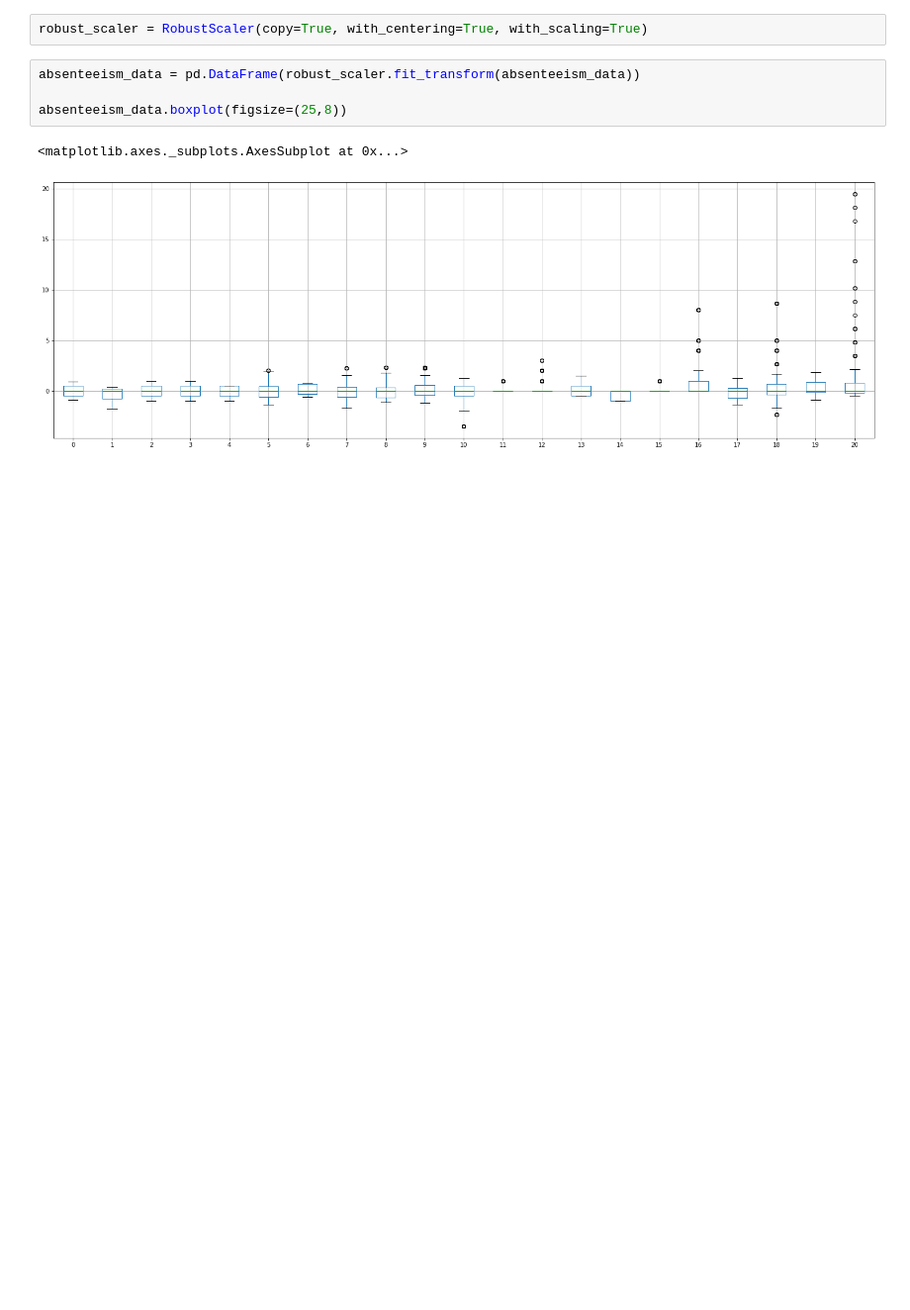
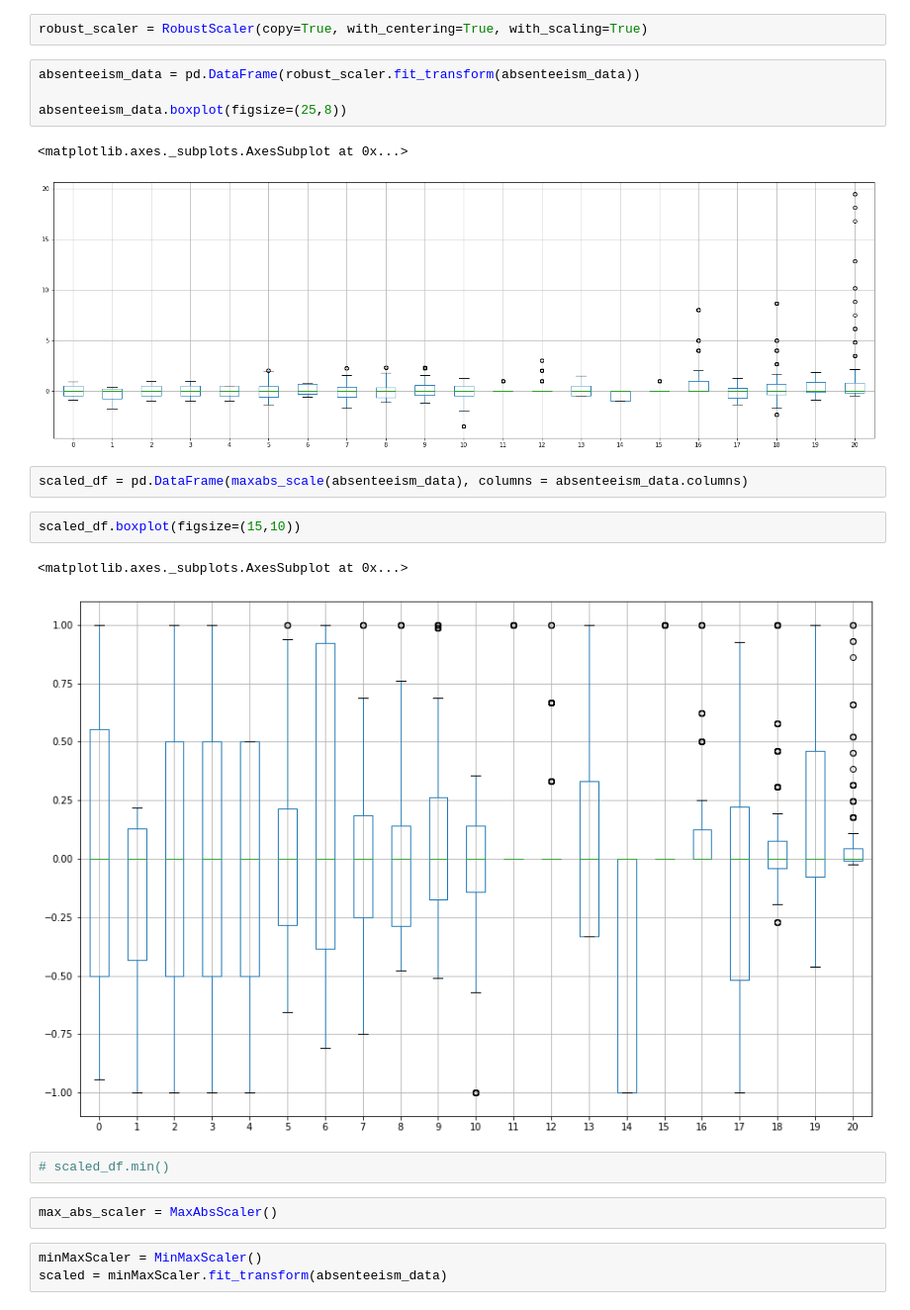
Before and after one commit to Ghaffaru15/feature-engineering, a Jupyter notebook: Numerical Data/Scaling&Standardization.ipynb, the cells around one changed output. Shown at 99% size. Drawn from its saved outputs; the diff is of its cells as text; blank space fills up the shorter version.

Commit message:
transforming numeric features

```diff
--- a/Numerical Data/Scaling&Standardization.ipynb
+++ b/Numerical Data/Scaling&Standardization.ipynb
@@ -157,3 +158,17 @@ absenteeism_data.boxplot(figsize=(25,8))
 # %% [output]
 <matplotlib.axes._subplots.AxesSubplot at 0x...>
 [figure]
+# %%
+scaled_df = pd.DataFrame(maxabs_scale(absenteeism_data), columns = absenteeism_data.columns)
+# %%
+scaled_df.boxplot(figsize=(15,10))
+# %% [output]
+<matplotlib.axes._subplots.AxesSubplot at 0x...>
+[figure, added]
+# %%
+# scaled_df.min()
+# %%
+max_abs_scaler = MaxAbsScaler()
+# %%
+minMaxScaler = MinMaxScaler()
+scaled = minMaxScaler.fit_transform(absenteeism_data)
```
Also changed, not shown: parts of 2 cells of this notebook, 6 other files.
